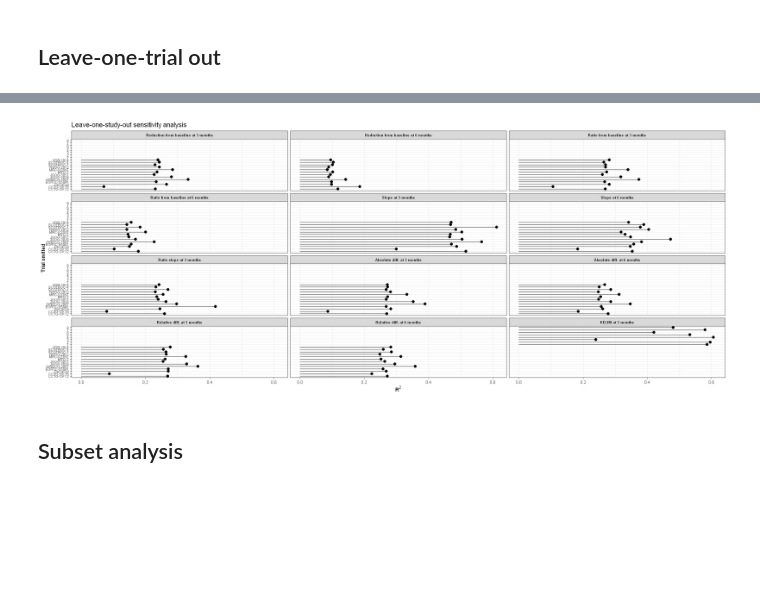
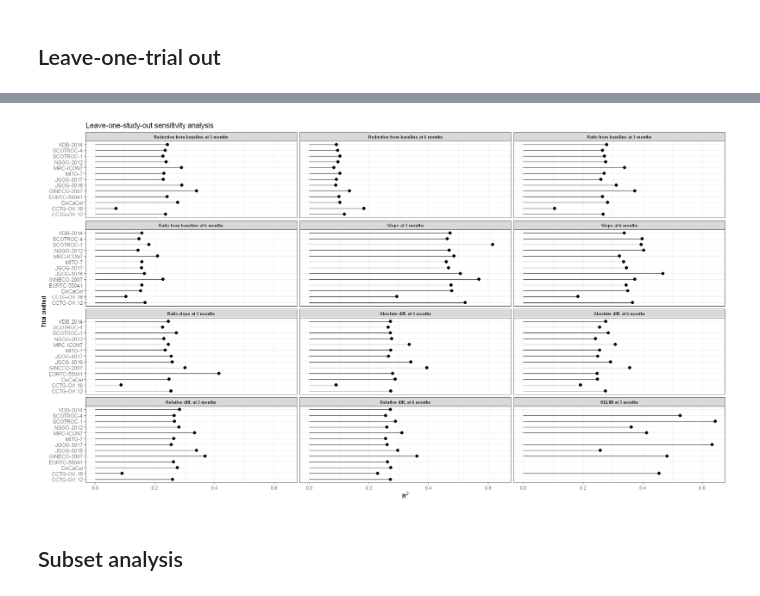
Before and after one commit to Kodro23/Surrogacy_evaluation_CA125, a Jupyter notebook: notebooks/Surrogacy_evaluation_of_CA125_lcmm.ipynb, the cells around one changed output, grey strips where cells are left out. Saved outputs shown, nothing was run; the diff lists cells and outputs as text; code cells hidden in the pictures; blank space fills up the shorter version.

Commit message:
Loso done

```diff
--- a/notebooks/Surrogacy_evaluation_of_CA125_lcmm.ipynb
+++ b/notebooks/Surrogacy_evaluation_of_CA125_lcmm.ipynb
@@ -1348,7 +1371,12 @@ save(loso_boot_r2, file = "results/summaries/loso_boot_r2.RData")
 loso_boot_r2<-get(load("results/summaries/loso_boot_r2.RData"))
 # %%
 options(repr.plot.width = 18, repr.plot.height = 10)
-plot_df <- loso_boot_r2 %>%
+
+plot_df <- loso_boot_r2 %>%left_join(
+    trial_map%>%mutate(trialid_num = as.character(trialid_num)),
+    by = c("left_out_trial" = "trialid_num")
+  ) %>%
+  mutate(left_out_trial = if_else(summary == "KELIM",trialid,left_out_trial)) %>%select(-trialid)%>%
   filter(
     summary %in% c(
       "delta_pct3",
@@ -1416,34 +1444,34 @@ ggplot(
 ) +
   geom_segment(
     aes(
       xend = left_out_trial,
       y = 0,
       yend = R2
     )
   ) +
   geom_point(size = 2.5) +
   coord_flip() +
   facet_wrap(
     ~ summary,
     ncol = 3,
     scales = "fixed"
   ) +
   labs(
     x = "Trial omitted",
     y = expression(R^2),
     title = "Leave-one-study-out sensitivity analysis"
   ) +
   theme_bw() +
   theme(
     strip.text = element_text(
       face = "bold",
       size = 8
     ),
     axis.text.y = element_text(size = 10),
     plot.title = element_text(size = 14)
   )
 # %% [output]
-[figure, old version]
+[figure, new version]
 # %% [markdown]
 ## Subset analysis
 # %% [markdown]
```
Also changed, not shown: parts of 5 cells of this notebook, 2 other files.
